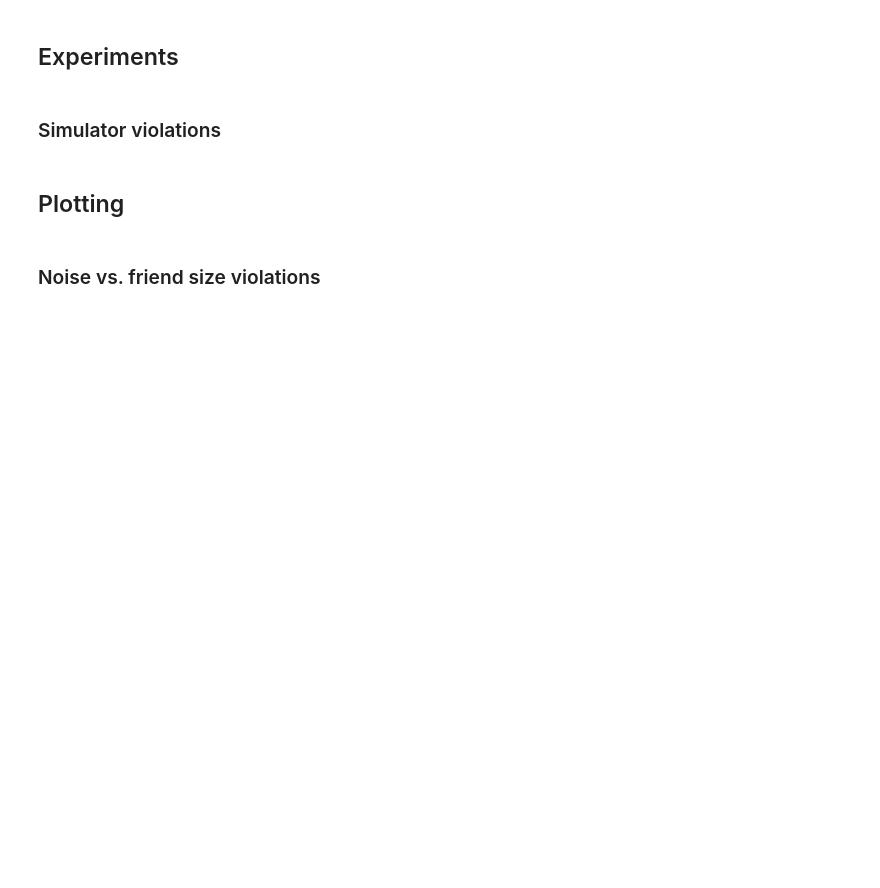
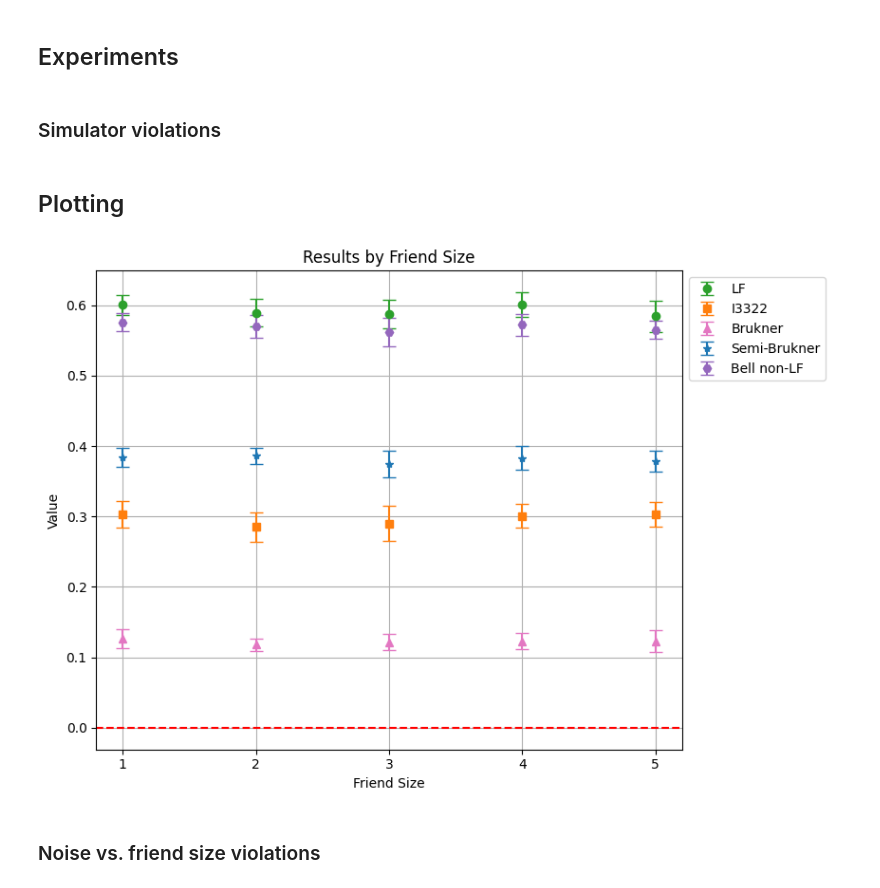
Before and after one commit to unitaryfund/wigners_friend, a Jupyter notebook: notebooks/ewfs_plots.ipynb, the cells around one changed output. Cells and saved outputs as stored; diff of their text form; code cells hidden in the pictures; blank space fills up the shorter version.

Commit message:
Adding more plotting capabilities.

```diff
--- a/notebooks/ewfs_plots.ipynb
+++ b/notebooks/ewfs_plots.ipynb
@@ -353,3 +393,23 @@ def run_experiment(
+# %%
+backend = qiskit.Aer.get_backend("aer_simulator")
+noise_model = None
+friend_sizes = [1, 2, 3, 4, 5]
+num_trials = 10
+shots = 10_000
+
+
+results = run_experiment(
+    backend=backend,
+    noise_model=noise_model,
+    friend_sizes=friend_sizes,
+    num_trials=num_trials,
+    shots=shots,
+    verbose=False,
+)
+
+plot_results(results, friend_sizes, plot_error_bars=True)
+# %% [output]
+[figure, added]
 # %% [markdown]
 ### Noise vs. friend size violations
 # %%
```
Also changed, not shown: parts of 11 cells of this notebook.
